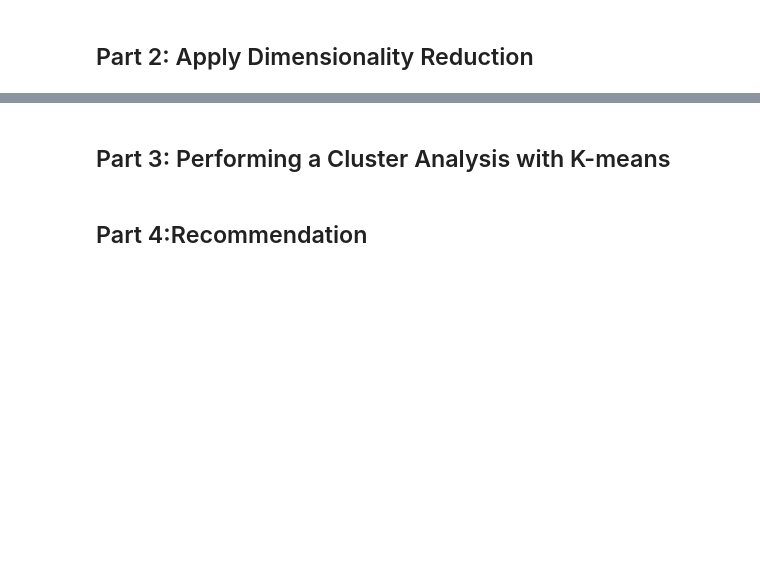
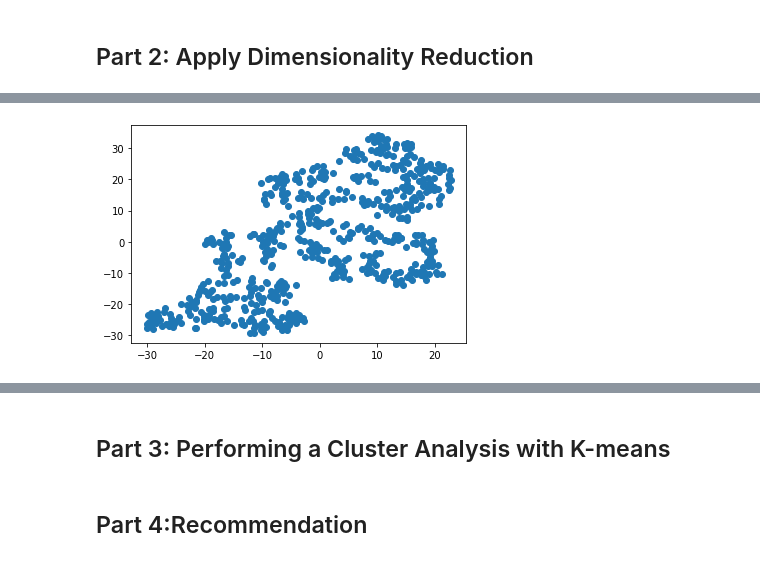
Before and after one commit to yaf978/Myopia-Clusters, a Jupyter notebook: myopia_clusters.ipynb, the cells around one changed output, grey strips where cells are left out. Drawn from its saved outputs; the diff is of its cells as text; code cells hidden in the pictures; blank space fills up the shorter version.

```diff
--- a/myopia_clusters.ipynb
+++ b/myopia_clusters.ipynb
@@ -99,0 +112,5 @@ print(data_pca[0:5])
+# %%
+plt.scatter(tsne_features[:,0], tsne_features[:,1])
+plt.show()
+# %% [output]
+[figure, added]
```
Also changed, not shown: parts of 9 cells of this notebook.
